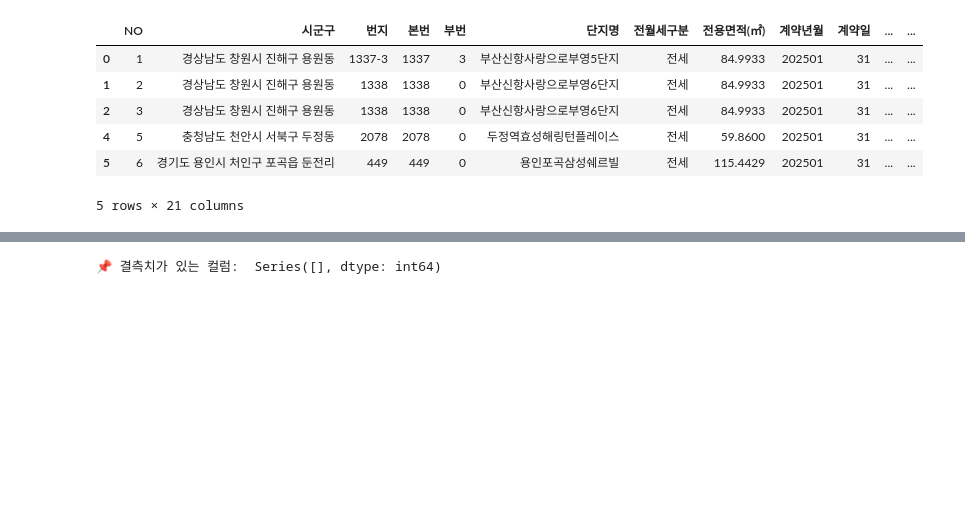
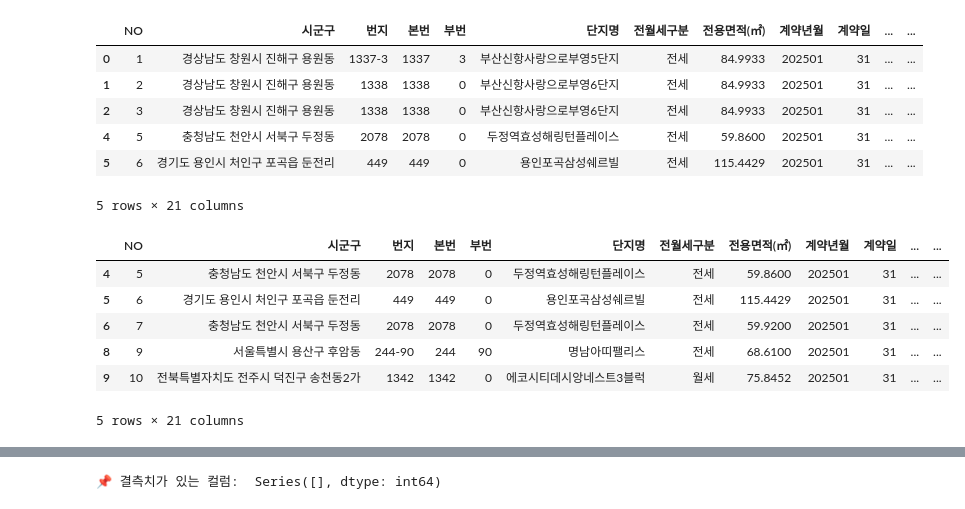
Before and after one commit to JeonseGuard/JeonseGuard-AI, a Jupyter notebook: notebooks/jeonse_apartment_preprocessing.ipynb, the cells around one changed output, grey strips where cells are left out. Cells and saved outputs as stored; diff of their text form; code cells hidden in the pictures; blank space fills up the shorter version.

```diff
--- a/notebooks/jeonse_apartment_preprocessing.ipynb
+++ b/notebooks/jeonse_apartment_preprocessing.ipynb
@@ -46,6 +46,18 @@ jeonse_df.head()
 | 4 | 5 | 충청남도 천안시 서북구 두정동 | 2078 | 2078 | 0 | 두정역효성해링턴플레이스 | 전세 | 59.8600 | 202501 | 31 | ... | ... |
 | 5 | 6 | 경기도 용인시 처인구 포곡읍 둔전리 | 449 | 449 | 0 | 용인포곡삼성쉐르빌 | 전세 | 115.4429 | 202501 | 31 | ... | ... |
 5 rows × 21 columns
+# %%
+# 신규만 필터링
+jeonse_df = df[df["계약구분"] == "신규"]
+jeonse_df.head()
+# %% [output]
+|  | NO | 시군구 | 번지 | 본번 | 부번 | 단지명 | 전월세구분 | 전용면적(㎡) | 계약년월 | 계약일 | ... | ... |
+| 4 | 5 | 충청남도 천안시 서북구 두정동 | 2078 | 2078 | 0 | 두정역효성해링턴플레이스 | 전세 | 59.8600 | 202501 | 31 | ... | ... |
+| 5 | 6 | 경기도 용인시 처인구 포곡읍 둔전리 | 449 | 449 | 0 | 용인포곡삼성쉐르빌 | 전세 | 115.4429 | 202501 | 31 | ... | ... |
+| 6 | 7 | 충청남도 천안시 서북구 두정동 | 2078 | 2078 | 0 | 두정역효성해링턴플레이스 | 전세 | 59.9200 | 202501 | 31 | ... | ... |
+| 8 | 9 | 서울특별시 용산구 후암동 | 244-90 | 244 | 90 | 명남아띠팰리스 | 전세 | 68.6100 | 202501 | 31 | ... | ... |
+| 9 | 10 | 전북특별자치도 전주시 덕진구 송천동2가 | 1342 | 1342 | 0 | 에코시티데시앙네스트3블럭 | 월세 | 75.8452 | 202501 | 31 | ... | ... |
+5 rows × 21 columns
 # %%
 # 변경 매핑 딕셔너리 정의
 renamed_columns = {
```
Also changed, not shown: parts of 14 cells of this notebook, 2 other files.
